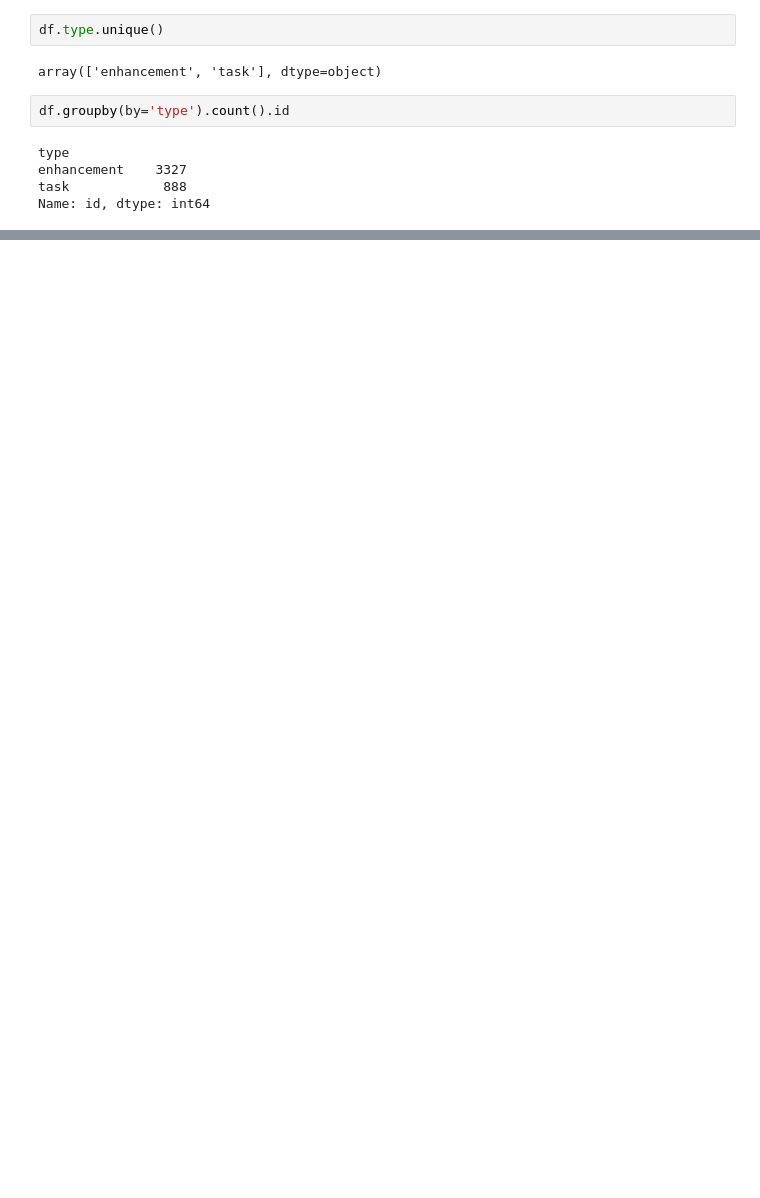
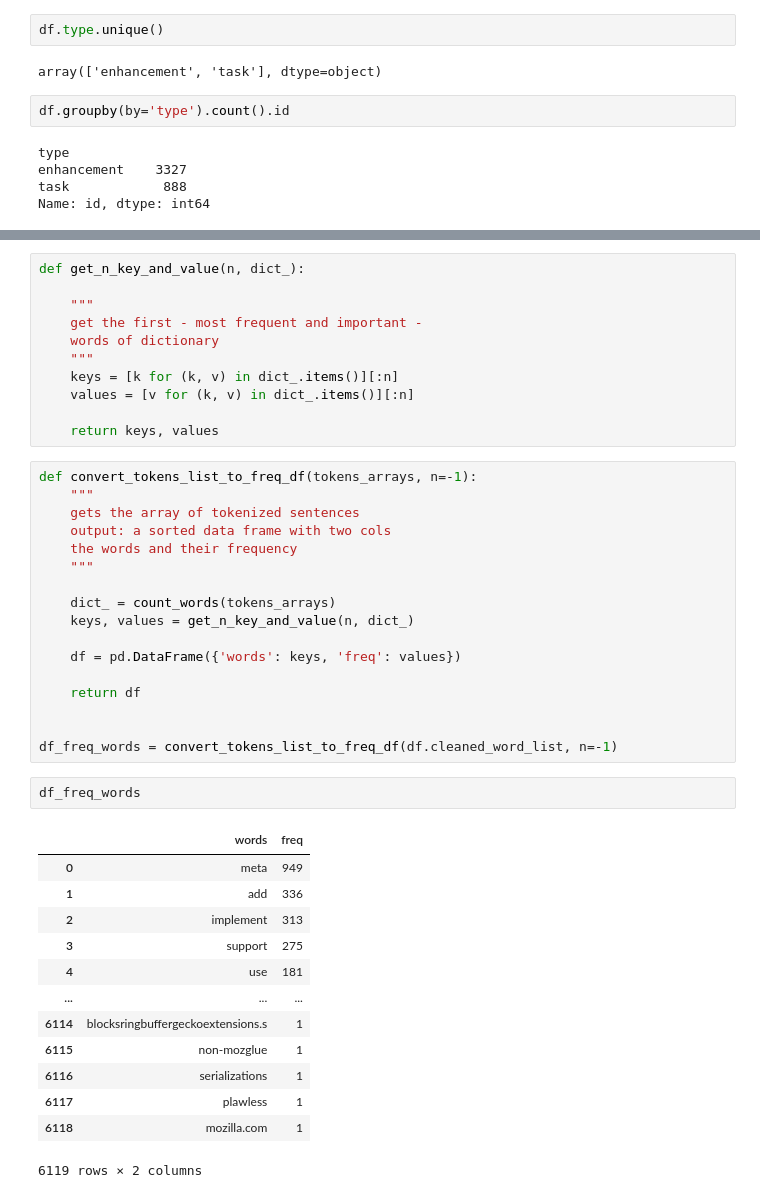
Before and after one commit to mitramir55/REConference, a Jupyter notebook: Tutorial/3 Preprocessing - Mitra/1-exploration.ipynb, the cells around one changed output, grey strips where cells are left out. Drawn from its saved outputs; the diff is of its cells as text; blank space fills up the shorter version.

```diff
--- a/Tutorial/3 Preprocessing - Mitra/1-exploration.ipynb
+++ b/Tutorial/3 Preprocessing - Mitra/1-exploration.ipynb
@@ -320,0 +507,44 @@ array([nan, 'advancedprefs', 'pgp', 'errorpages', 'GlobalFilters',
+# %%
+def get_n_key_and_value(n, dict_):
+
+    """
+    get the first - most frequent and important -
+    words of dictionary
+    """
+    keys = [k for (k, v) in dict_.items()][:n]
+    values = [v for (k, v) in dict_.items()][:n]
+
+    return keys, values
+# %%
+def convert_tokens_list_to_freq_df(tokens_arrays, n=-1):
+    """
+    gets the array of tokenized sentences
+    output: a sorted data frame with two cols
+    the words and their frequency
+    """
+
+    dict_ = count_words(tokens_arrays)
+    keys, values = get_n_key_and_value(n, dict_)
+
+    df = pd.DataFrame({'words': keys, 'freq': values})
+
+    return df
+
+
+df_freq_words = convert_tokens_list_to_freq_df(df.cleaned_word_list, n=-1)
+# %%
+df_freq_words
+# %% [output]
+|  | words | freq |
+| 0 | meta | 949 |
+| 1 | add | 336 |
+| 2 | implement | 313 |
+| 3 | support | 275 |
+| 4 | use | 181 |
+| ... | ... | ... |
+| 6114 | blocksringbuffergeckoextensions.s | 1 |
+| 6115 | non-mozglue | 1 |
+| 6116 | serializations | 1 |
+| 6117 | plawless | 1 |
+| 6118 | mozilla.com | 1 |
+6119 rows × 2 columns
```
Also changed, not shown: parts of 50 cells of this notebook, 1 other file.
